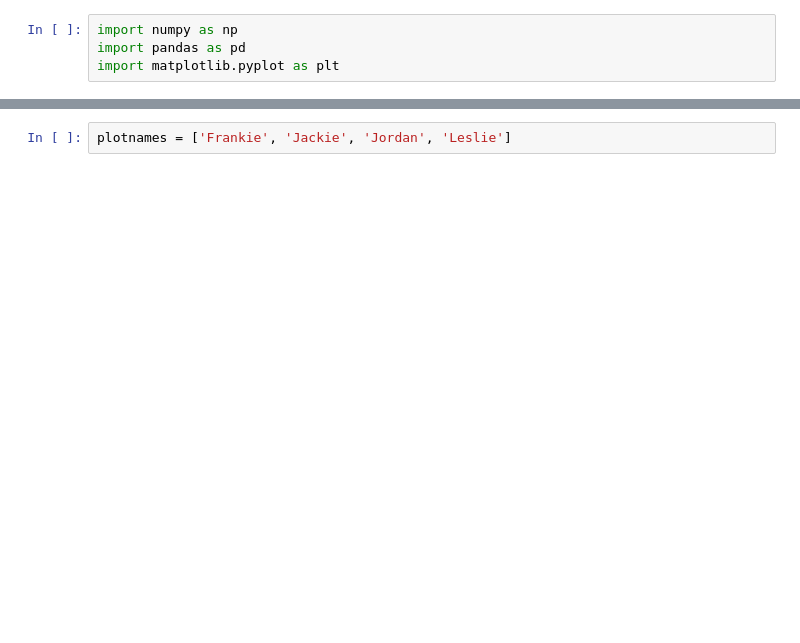
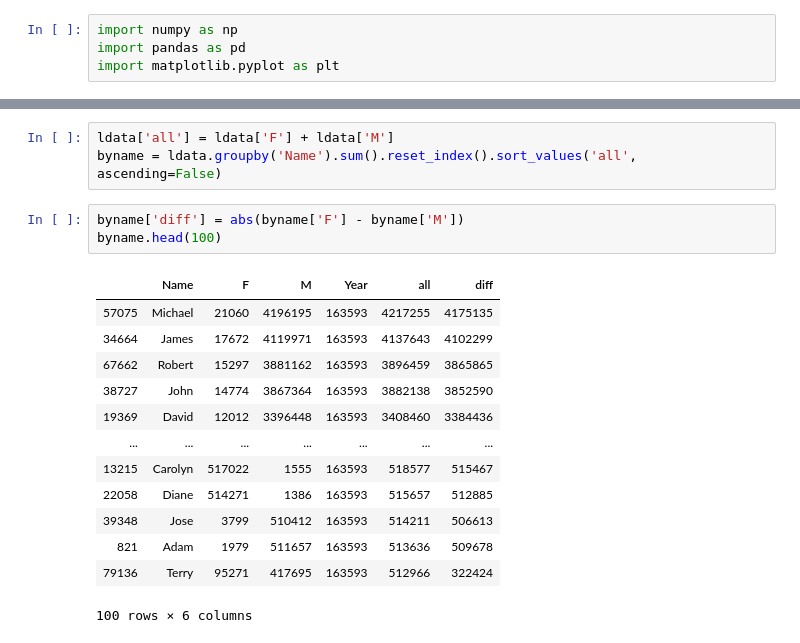
Before and after one commit to vaneseltine/impute-gender, a Jupyter notebook: overtime.ipynb, the cells around one changed output, grey strips where cells are left out. Saved outputs shown, nothing was run; the diff lists cells and outputs as text; blank space fills up the shorter version.

```diff
--- a/overtime.ipynb
+++ b/overtime.ipynb
@@ -22,2 +24,20 @@ ldata.head()
-# %%
-plotnames = ['Frankie', 'Jackie', 'Jordan', 'Leslie']
+# %%
+ldata['all'] = ldata['F'] + ldata['M']
+byname = ldata.groupby('Name').sum().reset_index().sort_values('all', ascending=False)
+# %%
+byname['diff'] = abs(byname['F'] - byname['M'])
+byname.head(100)
+# %% [output]
+|  | Name | F | M | Year | all | diff |
+| 57075 | Michael | 21060 | 4196195 | 163593 | 4217255 | 4175135 |
+| 34664 | James | 17672 | 4119971 | 163593 | 4137643 | 4102299 |
+| 67662 | Robert | 15297 | 3881162 | 163593 | 3896459 | 3865865 |
+| 38727 | John | 14774 | 3867364 | 163593 | 3882138 | 3852590 |
+| 19369 | David | 12012 | 3396448 | 163593 | 3408460 | 3384436 |
+| ... | ... | ... | ... | ... | ... | ... |
+| 13215 | Carolyn | 517022 | 1555 | 163593 | 518577 | 515467 |
+| 22058 | Diane | 514271 | 1386 | 163593 | 515657 | 512885 |
+| 39348 | Jose | 3799 | 510412 | 163593 | 514211 | 506613 |
+| 821 | Adam | 1979 | 511657 | 163593 | 513636 | 509678 |
+| 79136 | Terry | 95271 | 417695 | 163593 | 512966 | 322424 |
+100 rows × 6 columns
```
Also changed, not shown: parts of 5 cells of this notebook.
